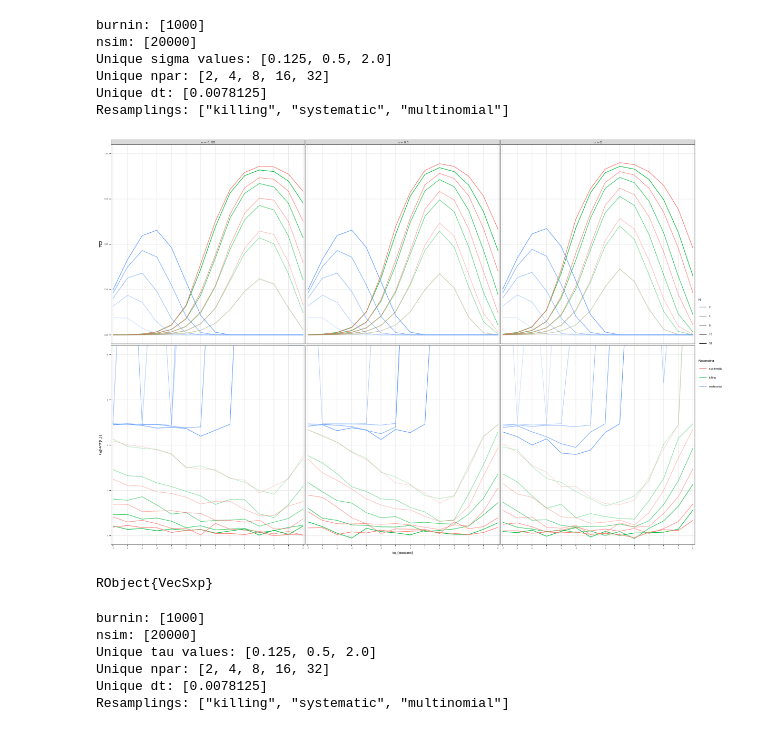
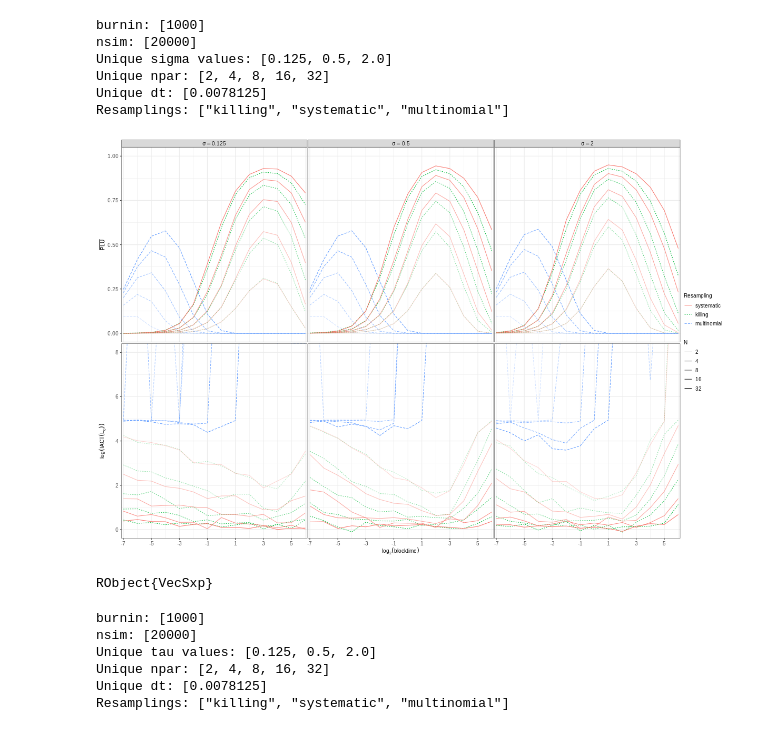
Before and after one commit to skarppinen/cpf-bbs, a Jupyter notebook: src/julia/notebooks/simulation-experiments.ipynb, the cells around one changed output. Drawn from its saved outputs; the diff is of its cells as text; code cells hidden in the pictures.

```diff
--- a/src/julia/notebooks/simulation-experiments.ipynb
+++ b/src/julia/notebooks/simulation-experiments.ipynb
@@ -17,9 +17,14 @@ using Statistics: mean
 # %%
 # Plotting theme defaults.
 R"""
-THEME_SIZES <- theme(axis.title = element_text(size = 6),
-                     axis.text = element_text(size = 4),
-                     strip.text = element_text(size = 6),
-                     legend.text = element_text(size = 5),
-                     legend.title = element_text(size = 6))
+BASE_SIZE <- unit(10, "pt")
+THEME_SIZES <- theme(axis.title = element_text(size = BASE_SIZE),
+                     axis.text = element_text(size = BASE_SIZE),
+                     strip.text = element_text(size = BASE_SIZE),
+                     legend.text = element_text(size = BASE_SIZE),
+                     legend.title = element_text(size = BASE_SIZE))
+JCGS_TEXT_WIDTH_CM <- 16.24461
+CM_TO_INCHES <- 0.393700787
+PLOT_WIDTH_INCHES <- JCGS_TEXT_WIDTH_CM * CM_TO_INCHES
 """;
+PLOT_WIDTH_INCHES = rcopy(R"""PLOT_WIDTH_INCHES""")
@@ -109,55 +120,57 @@ d[["npar_fact"]] <- numeric_to_factor(d[["npar"]], decreasing = FALSE)
 d[["npar_res_prod"]] <- paste0(d[["npar"]], d[["resampling"]])
 d[["resampling_fact"]] <- factor(d[["resampling"]], levels = c("systematic", "killing", "multinomial"))
 alpha_range <- seq(0.3, 1.0, length.out = n_npar_uniq)
-plt_sigma_lcprop <- ggplot(d, aes(x = blocksize_fact, y = grand_local_change_prop)) +
-    geom_line(aes(color = resampling_fact, alpha = npar_fact, group = npar_res_prod)) +
+plt_sigma_lcprop <- ggplot(d, aes(x = log2(blocksize), y = grand_local_change_prop)) +
+    geom_line(aes(color = resampling_fact, linetype = resampling_fact, alpha = npar_fact, group = npar_res_prod)) +
     facet_wrap(~ sigma_fact, labeller = label_parsed) +
-    scale_x_discrete(expand = rep(0.01, 2)) +
+    scale_x_continuous(expand = rep(0.01, 2), breaks = c(-7, -5, -3, -1, 1, 3, 5),
+                     minor_breaks = c(-6, -4, -2, 0, 2, 4, 6)) +
     scale_y_continuous(limits = c(0, 1)) +
     scale_color_discrete(name = "Resampling") +
+    scale_linetype_discrete(name = "Resampling") +
     scale_alpha_manual(name = "N", values = alpha_range) +
     labs(x = TeX("$\\log_2(blocktime)$"), y = TeX("$\\bar{PLU}$")) +
     theme_bw()
 
-plt_sigma_iact0 <- ggplot(d, aes(x = blocksize_fact, y = log(iactBM))) +
-    geom_line(aes(alpha = npar_fact, color = resampling_fact, group = npar_res_prod)) +
+plt_sigma_iact0 <- ggplot(d, aes(x = log2(blocksize), y = log(iactBM))) +
+    geom_line(aes(alpha = npar_fact, linetype = resampling_fact, color = resampling_fact, group = npar_res_prod)) +
     facet_wrap(~ sigma_fact, labeller = label_parsed) +
-    scale_x_discrete(expand = rep(0.01, 2)) +
+    scale_x_continuous(expand = rep(0.01, 2), breaks = c(-7, -5, -3, -1, 1, 3, 5),
+                     minor_breaks = c(-6, -4, -2, 0, 2, 4, 6)) +
     scale_color_discrete(name = "Resampling") +
     scale_alpha_manual(name = "N", values = alpha_range) +
     scale_linetype_discrete(name = "Resampling") +
     coord_cartesian(ylim = c(0, 8)) +
     labs(x = TeX("$\\log_2(blocktime)$"), y = TeX("$\\log(IACT(L_{0.0}))$")) +
     theme_bw()
 
 theme_common <- THEME_SIZES +
-                theme(panel.grid.minor.y = element_blank(),
-                      legend.box.margin = margin(0, 0, 0, -7))
+                theme(legend.box.margin = margin(0, 0, 0, -7))
 
 
 plt_out <- (
     plt_sigma_lcprop +
     theme_common +
     theme(axis.title.x = element_blank(),
           axis.text.x = element_blank(),
           axis.ticks.x = element_blank(),
           strip.text.x = element_text(margin = margin(2, 0, 2, 0, "pt")),
           panel.spacing.x = unit(1, "pt"),
           plot.margin = unit(c(0, 0, 0, 0), "pt"))
 ) /
 (
     plt_sigma_iact0 +
     theme_common +
     theme(plot.margin = unit(c(0, 0, 0, 0), "pt"),
           panel.spacing.x = unit(1, "pt"),
           strip.text = element_blank())
 
 ) + plot_layout(guides = 'collect') & theme(legend.box.margin = margin(0, 0, 0, -10))
 # & is from patchwork meaning to apply to all subplots.
 plt_out
 """
 # %% [output]
-[figure, old version]
+[figure, new version]
 RObject{VecSxp}
 # %%
 plot_data = let
```
Also changed, not shown: parts of 9 cells of this notebook, 1 other file.
